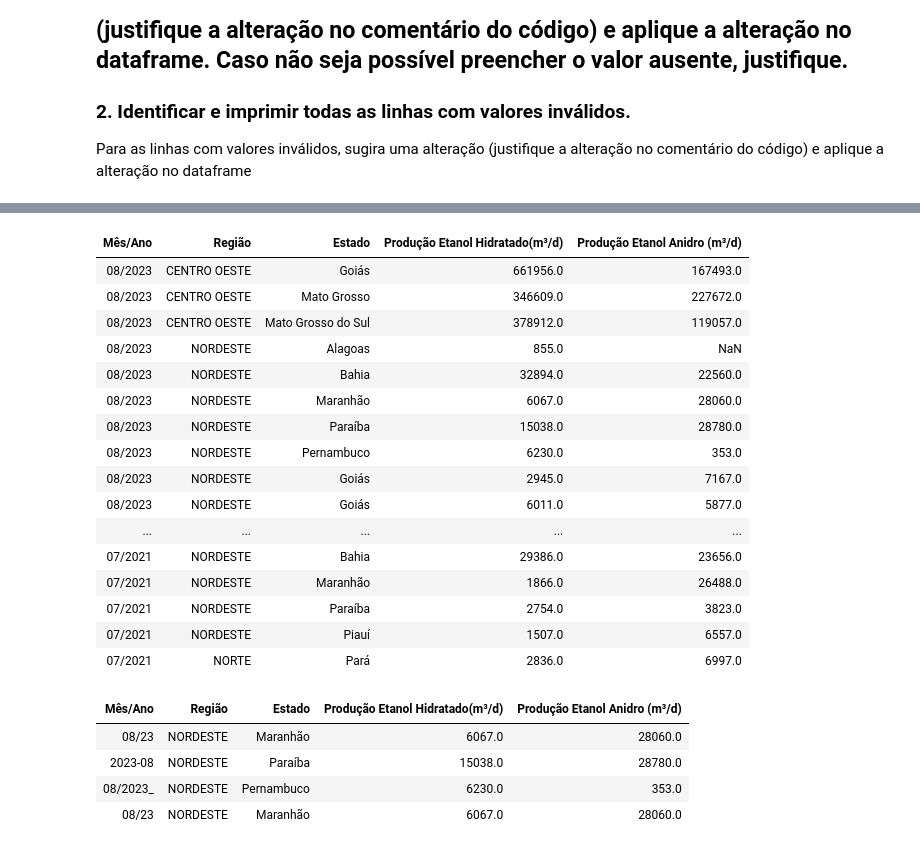
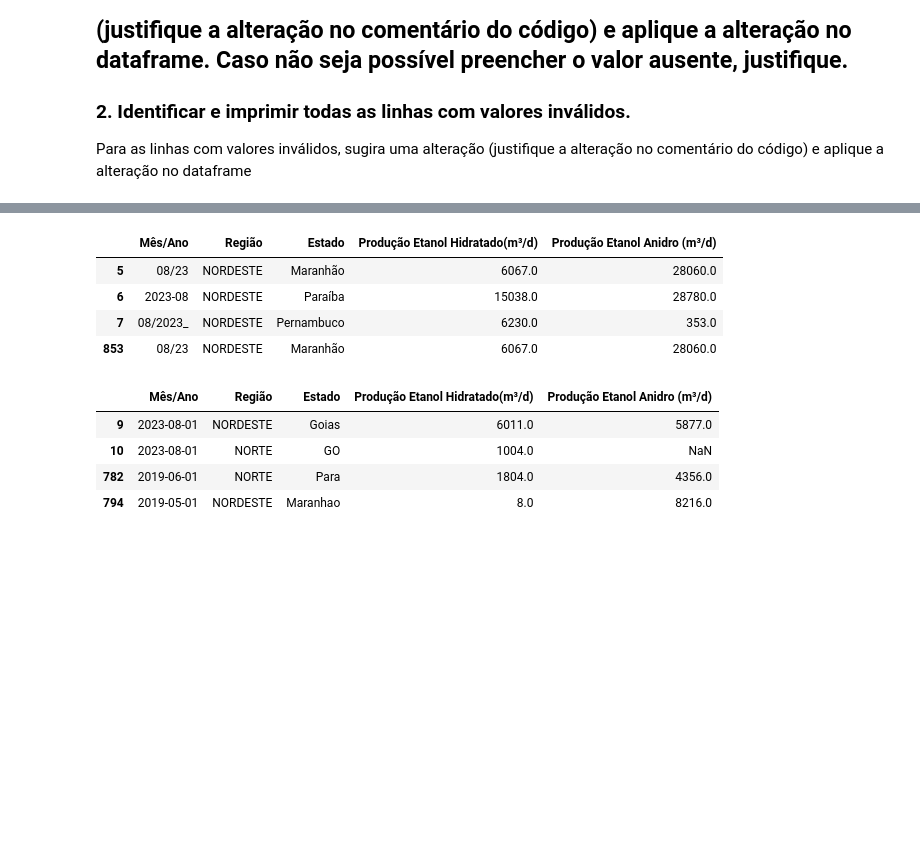
Before and after one commit to arthurt1/Projetos-de-Ci-ncias-de-Dados, a Jupyter notebook: AP2_Arthur_Thomé.ipynb, the cells around one changed output, grey strips where cells are left out. Cells and saved outputs as stored; diff of their text form; code cells hidden in the pictures; blank space fills up the shorter version.

Commit message:
Adicionada: Função que verifica se o estado está correto variável que mostra estados incorrectos

```diff
--- a/AP2_Arthur_Thomé.ipynb
+++ b/AP2_Arthur_Thomé.ipynb
@@ -8,10 +8,11 @@ import pandas as pd
 from IPython.display import HTML, display
 # %%
 ##Criando Dataframe
-df_producao_combustivel = pd.read_csv('https://raw.githubusercontent.com/ccalmendra/ciencia-dados/refs/heads/main/dados/ap2-combustivel-producao.csv')
+dadosat = pd.read_csv('https://raw.githubusercontent.com/ccalmendra/ciencia-dados/refs/heads/main/dados/ap2-combustivel-producao.csv')
 
-##Criando DataFrame a ser atualizado
-dadosat = df_producao_combustivel
+
+
+pd.set_option('display.max_rows', None)
 # %%
 ##TAREFAS
 # 3. Identificar e imprimir outliers para cada uma das colunas de volume (m3) produzido. Justifique sua escolha de cálculo de outlier.
@@ -35,67 +56,57 @@ Para as linhas com valores inválidos, sugira uma alteração (justifique a alte
 # %%
 ##Uma vez que ambas tarefas tem realizações correlacionadas, optei por realizar as duas simultaneamente de maneira a melhorar o resultado final
 
 ##Primeiramente, Verifica-se possíveis irregularidades nas datas
-linhas_invalidas = df_producao_combustivel[pd.to_datetime(df_producao_combustivel["Mês/Ano"], format= '%m/%Y', errors='coerce').isnull()]
+datas_invalidas = dadosat[pd.to_datetime(dadosat["Mês/Ano"], format= '%m/%Y', errors='coerce').isnull()]
 
-
-##Como são poucas, é possível corrigir uma a uma
-dadosat['Mês/Ano']= df_producao_combustivel['Mês/Ano'].str.replace("08/23", "08/2023")
-dadosat['Mês/Ano']= df_producao_combustivel['Mês/Ano'].str.replace("08/2023_", "08/2023")
-dadosat['Mês/Ano']= df_producao_combustivel['Mês/Ano'].str.replace("08-23", "08/2023")
-dadosat['Mês/Ano']= df_producao_combustivel['Mês/Ano'].str.replace("2023-08", "08/2023")
+##Como são poucas, é possível corrigir uma a uma e passa a coluna para datetime
+dadosat['Mês/Ano'].str.replace("08/23", "08/2023")
+dadosat['Mês/Ano'].str.replace("08/2023_", "08/2023")
+dadosat['Mês/Ano'].str.replace("2023-08", "08/2023")
+dadosat['Mês/Ano'] = pd.to_datetime(dadosat["Mês/Ano"], format= '%m/%Y',errors='coerce')
 
 
 ##Cria um dicionário com todos os estados e suas respectivas regiões
 estado_para_regiao = {
     "Alagoas": "NORDESTE", "Bahia": "NORDESTE", "Ceará": "NORDESTE", "Maranhão": "NORDESTE",
     "Paraíba": "NORDESTE", "Pernambuco": "NORDESTE", "Piauí": "NORDESTE",
     "Rio Grande do Norte": "NORDESTE", "Sergipe": "NORDESTE",
     "Acre": "NORTE", "Amapá": "NORTE", "Amazonas": "NORTE", "Pará": "NORTE",
     "Rondônia": "NORTE", "Roraima": "NORTE", "Tocantins": "NORTE",
-    "Goiás": "CENTRO-OESTE", "Mato Grosso": "CENTRO-OESTE", "Mato Grosso do Sul": "CENTRO-OESTE",
-    "Distrito Federal": "CENTRO-OESTE",
+    "Goiás": "CENTRO OESTE", "Mato Grosso": "CENTRO OESTE", "Mato Grosso do Sul": "CENTRO OESTE",
+    "Distrito Federal": "CENTRO OESTE",
     "Espírito Santo": "SUDESTE", "Minas Gerais": "SUDESTE", "Rio de Janeiro": "SUDESTE",
     "São Paulo": "SUDESTE",
     "Paraná": "SUL", "Rio Grande do Sul": "SUL", "Santa Catarina": "SUL"
 }
 
 
 ##Transforma os valores do dicionário na variavel "estados_validos" e então verifica a coluna estado em busca de valores inválidos
 estados_validos = estado_para_regiao.keys()
-estados_invalidos = df_producao_combustivel[~df_producao_combustivel["Estado"].isin(estados_validos)]
+estados_invalidos = dadosat[~dadosat["Estado"].isin(estados_validos)]
 
 ##Assim como na situação anterior, é possível corrigir caso a caso dada a baixa ocorrência
-dadosat['Estado']= df_producao_combustivel['Estado'].replace( {"Goias": "Goiás", "GO": "Goiás","Para":"Pará","Maranhao":"Maranhão"})
+dadosat['Estado'] = dadosat['Estado'].replace( {"Goias": "Goiás", "GO": "Goiás","Para":"Pará","Maranhao":"Maranhão"})
+
+##Verifica
+correcao_regiao = lambda linha: estado_para_regiao[linha["Estado"]] if linha["Estado"] in estado_para_regiao and estado_para_regiao[linha["Estado"]] != linha["Região"] else linha["Região"]
+regioes_invalidas = dadosat.loc[dadosat['Região'] != dadosat['Estado'].map(estado_para_regiao) ,:]
+
+##Verifica o estado e coloca uma região equivalente ao estado, para garantir que todos os estados sejam considerados da região correta
+dadosat['Região'] = dadosat.apply(correcao_regiao,axis=1)
 
 ##Imprimir as linhas inválidas
-display(HTML(linhas_invalidas.to_html(index=False, justify="center", classes="table table-bordered")))
-display(HTML(estados_invalidos.to_html(index=False, justify="center", classes="table table-bordered")))
-
-##Verifica o estado e coloca uma região equivalente ao estado, para garantir que todos os estados sejam considerados da região correta
-dadosat["Região"] = df_producao_combustivel.apply(lambda linha: estado_para_regiao[linha["Estado"]]
-                        if linha["Estado"] in estado_para_regiao and estado_para_regiao[linha["Estado"]] != linha["Região"]
-                        else linha["Região"], axis=1)
+display(datas_invalidas)
+display(estados_invalidos)
+display(regioes_invalidas)
 # %% [output]
-| Mês/Ano | Região | Estado | Produção Etanol Hidratado(m³/d) | Produção Etanol Anidro (m³/d) |
-| 08/2023 | CENTRO OESTE | Goiás | 661956.0 | 167493.0 |
-| 08/2023 | CENTRO OESTE | Mato Grosso | 346609.0 | 227672.0 |
-| 08/2023 | CENTRO OESTE | Mato Grosso do Sul | 378912.0 | 119057.0 |
-| 08/2023 | NORDESTE | Alagoas | 855.0 | NaN |
-| 08/2023 | NORDESTE | Bahia | 32894.0 | 22560.0 |
-| 08/2023 | NORDESTE | Maranhão | 6067.0 | 28060.0 |
-| 08/2023 | NORDESTE | Paraíba | 15038.0 | 28780.0 |
-| 08/2023 | NORDESTE | Pernambuco | 6230.0 | 353.0 |
-| 08/2023 | NORDESTE | Goiás | 2945.0 | 7167.0 |
-| 08/2023 | NORDESTE | Goiás | 6011.0 | 5877.0 |
-| ... | ... | ... | ... | ... |
-| 07/2021 | NORDESTE | Bahia | 29386.0 | 23656.0 |
-| 07/2021 | NORDESTE | Maranhão | 1866.0 | 26488.0 |
-| 07/2021 | NORDESTE | Paraíba | 2754.0 | 3823.0 |
-| 07/2021 | NORDESTE | Piauí | 1507.0 | 6557.0 |
-| 07/2021 | NORTE | Pará | 2836.0 | 6997.0 |
+|  | Mês/Ano | Região | Estado | Produção Etanol Hidratado(m³/d) | Produção Etanol Anidro (m³/d) |
+| 5 | 08/23 | NORDESTE | Maranhão | 6067.0 | 28060.0 |
+| 6 | 2023-08 | NORDESTE | Paraíba | 15038.0 | 28780.0 |
+| 7 | 08/2023_ | NORDESTE | Pernambuco | 6230.0 | 353.0 |
+| 853 | 08/23 | NORDESTE | Maranhão | 6067.0 | 28060.0 |
-| Mês/Ano | Região | Estado | Produção Etanol Hidratado(m³/d) | Produção Etanol Anidro (m³/d) |
-| 08/23 | NORDESTE | Maranhão | 6067.0 | 28060.0 |
-| 2023-08 | NORDESTE | Paraíba | 15038.0 | 28780.0 |
-| 08/2023_ | NORDESTE | Pernambuco | 6230.0 | 353.0 |
-| 08/23 | NORDESTE | Maranhão | 6067.0 | 28060.0 |
+|  | Mês/Ano | Região | Estado | Produção Etanol Hidratado(m³/d) | Produção Etanol Anidro (m³/d) |
+| 9 | 2023-08-01 | NORDESTE | Goias | 6011.0 | 5877.0 |
+| 10 | 2023-08-01 | NORTE | GO | 1004.0 | NaN |
+| 782 | 2019-06-01 | NORTE | Para | 1804.0 | 4356.0 |
+| 794 | 2019-05-01 | NORDESTE | Maranhao | 8.0 | 8216.0 |
```
Also changed, not shown: parts of 4 cells of this notebook.
